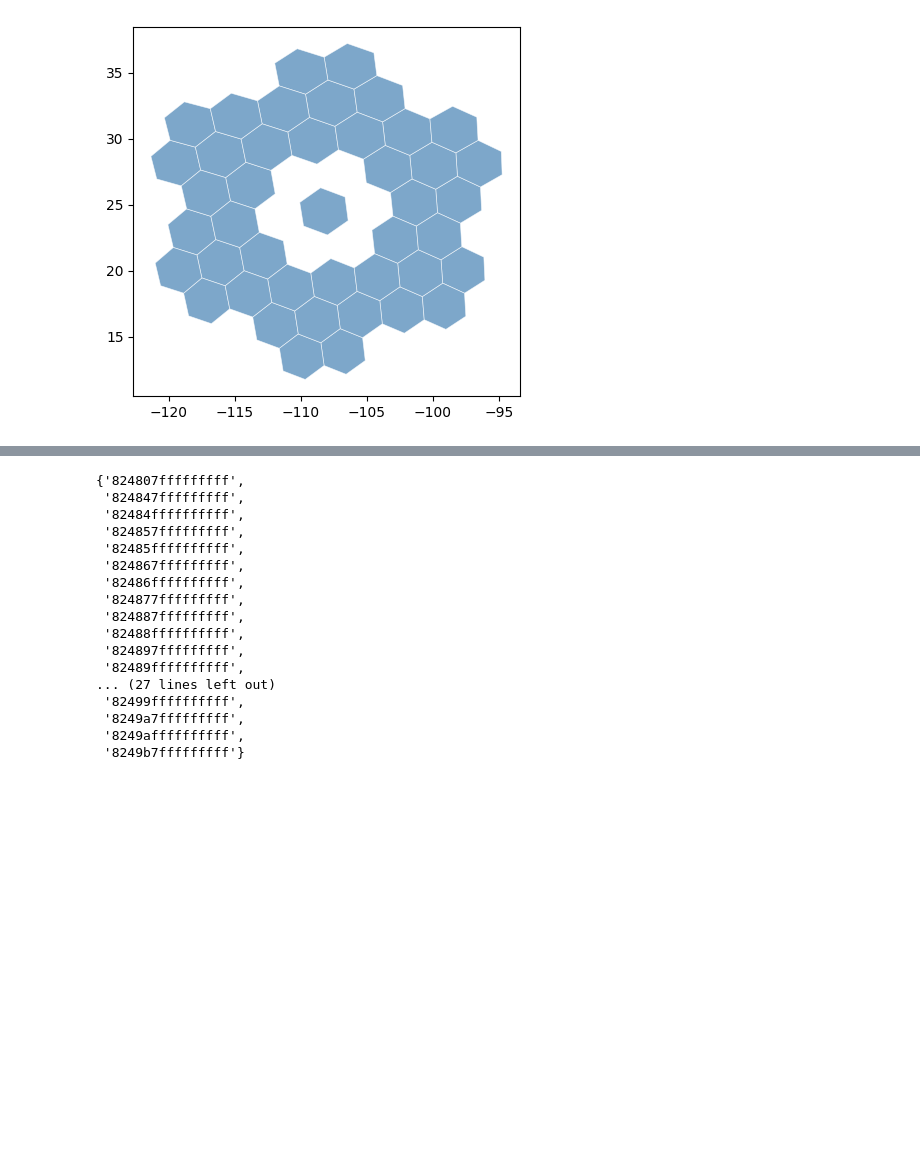
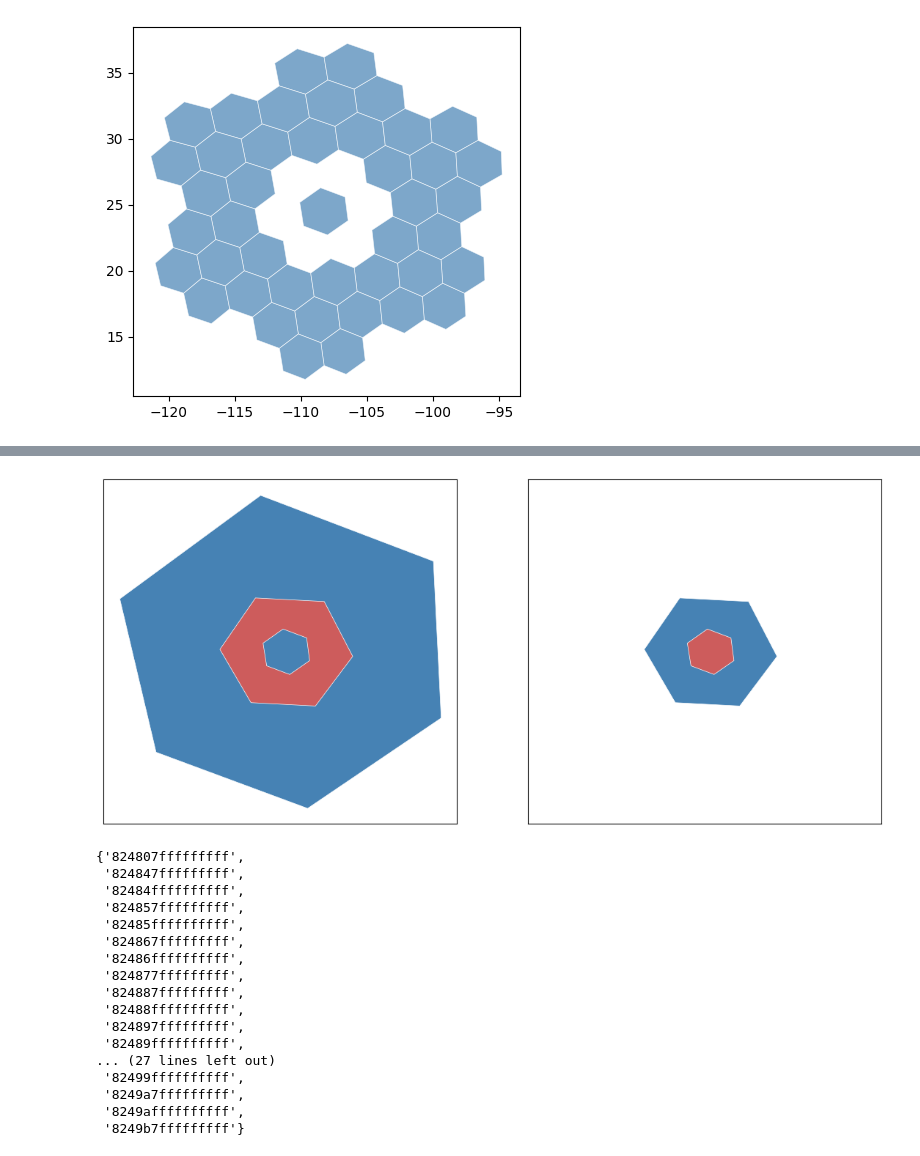
Before and after one commit to ajfriend/h3coco, a Jupyter notebook: notebooks/coco.ipynb, the cells around one changed output, grey strips where cells are left out. Saved outputs shown, nothing was run; the diff lists cells and outputs as text; code cells hidden in the pictures; blank space fills up the shorter version.

Commit message:
plots

```diff
--- a/notebooks/coco.ipynb
+++ b/notebooks/coco.ipynb
@@ -140,7 +74,7 @@ class Janus:
 # %%
 jan = Janus(
-    h = '8049fffffffffff',
-    res = 2,
+    root = '8049fffffffffff',
+    child_res = 2,
     local_target_cells = (set(h3.cell_to_children('8049fffffffffff', 2)) - set(h3.cell_to_children('81483ffffffffff')) ) | {'824807fffffffff'},
     pos = {'8049fffffffffff': 1, '81483ffffffffff': -1, '824807fffffffff': 1},
     neg = {'81483ffffffffff': 1, '824807fffffffff': -1},
@@ -181,3 +84,7 @@ def co_uncompact(cells: dict[str, int], res: int) -> set[str]:
+# %%
+jan.plot();
+# %% [output]
+[figure, added]
 # %%
 # complement. unpack. counter?
 
```
Also changed, not shown: parts of 8 cells of this notebook.
